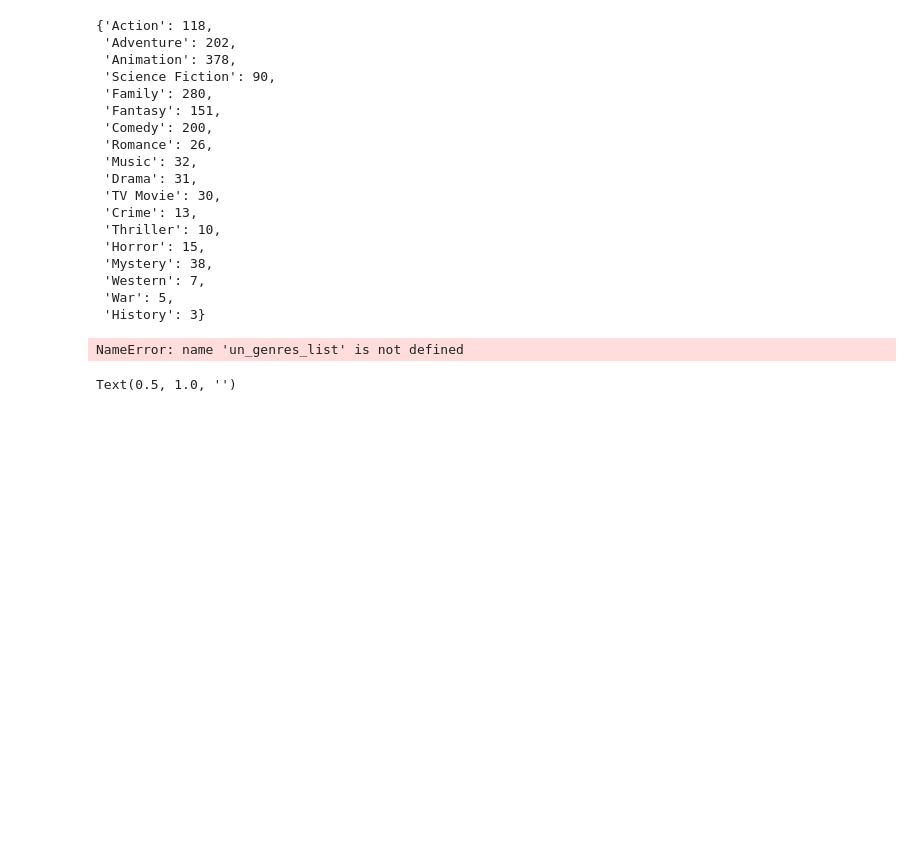
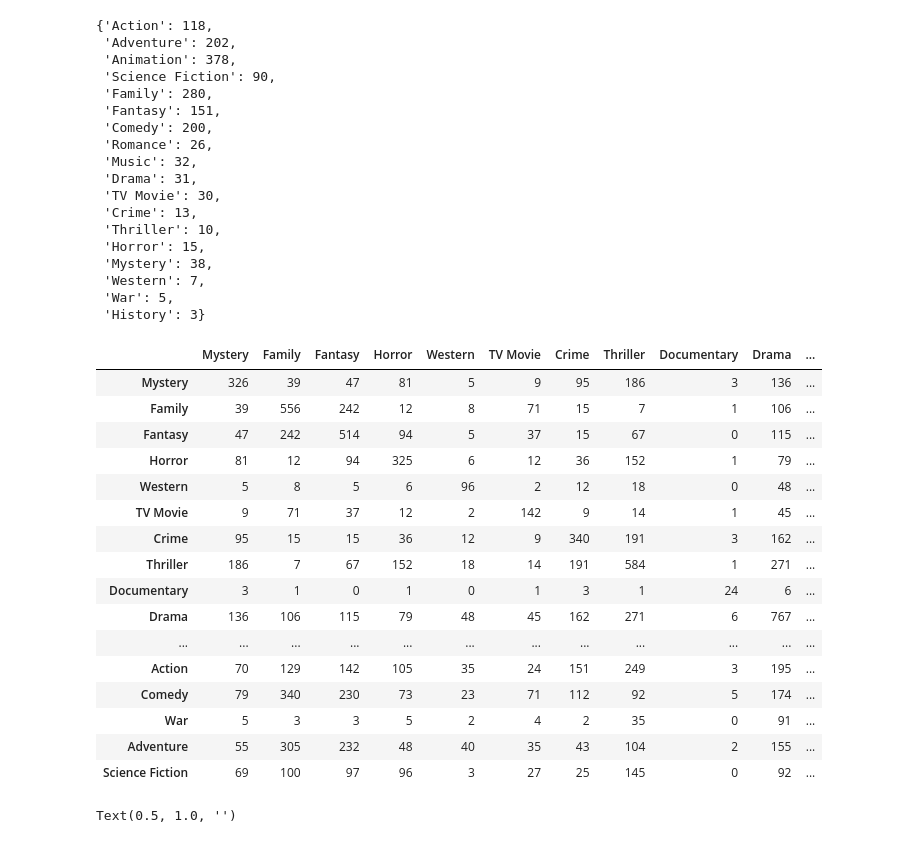
Before and after one commit to fadeeva/normal_projects, a Jupyter notebook: Popular_10000_movies_listed_on_TMDb/prsnt.ipynb, the cells around one changed output. Saved outputs shown, nothing was run; the diff lists cells and outputs as text; code cells hidden in the pictures; blank space fills up the shorter version.

```diff
--- a/Popular_10000_movies_listed_on_TMDb/prsnt.ipynb
+++ b/Popular_10000_movies_listed_on_TMDb/prsnt.ipynb
@@ -448,18 +448,34 @@ genres_counter['Animation']
 # %%
 genres_df = pd.DataFrame(columns=GENRES, index=GENRES)
 
-for genre in un_genres_list:
+for genre in GENRES:
     g = {}
     for u_genre in GENRES:
         if u_genre in genres_counter[genre].keys():
             g[u_genre] =  genres_counter[genre][u_genre]
         else:
             g[u_genre] = 0
     genres_df.loc[genre] = g
 
 genres_df
 # %% [output]
-NameError: name 'un_genres_list' is not defined
+|  | Mystery | Family | Fantasy | Horror | Western | TV Movie | Crime | Thriller | Documentary | Drama | ... |
+| Mystery | 326 | 39 | 47 | 81 | 5 | 9 | 95 | 186 | 3 | 136 | ... |
+| Family | 39 | 556 | 242 | 12 | 8 | 71 | 15 | 7 | 1 | 106 | ... |
+| Fantasy | 47 | 242 | 514 | 94 | 5 | 37 | 15 | 67 | 0 | 115 | ... |
+| Horror | 81 | 12 | 94 | 325 | 6 | 12 | 36 | 152 | 1 | 79 | ... |
+| Western | 5 | 8 | 5 | 6 | 96 | 2 | 12 | 18 | 0 | 48 | ... |
+| TV Movie | 9 | 71 | 37 | 12 | 2 | 142 | 9 | 14 | 1 | 45 | ... |
+| Crime | 95 | 15 | 15 | 36 | 12 | 9 | 340 | 191 | 3 | 162 | ... |
+| Thriller | 186 | 7 | 67 | 152 | 18 | 14 | 191 | 584 | 1 | 271 | ... |
+| Documentary | 3 | 1 | 0 | 1 | 0 | 1 | 3 | 1 | 24 | 6 | ... |
+| Drama | 136 | 106 | 115 | 79 | 48 | 45 | 162 | 271 | 6 | 767 | ... |
+| ... | ... | ... | ... | ... | ... | ... | ... | ... | ... | ... | ... |
+| Action | 70 | 129 | 142 | 105 | 35 | 24 | 151 | 249 | 3 | 195 | ... |
+| Comedy | 79 | 340 | 230 | 73 | 23 | 71 | 112 | 92 | 5 | 174 | ... |
+| War | 5 | 3 | 3 | 5 | 2 | 4 | 2 | 35 | 0 | 91 | ... |
+| Adventure | 55 | 305 | 232 | 48 | 40 | 35 | 43 | 104 | 2 | 155 | ... |
+| Science Fiction | 69 | 100 | 97 | 96 | 3 | 27 | 25 | 145 | 0 | 92 | ... |
 # %%
 y = np.full(genres_df['Fantasy'].shape[0], 1)
 fig, axs = plt.subplots(1, 1, figsize=(21, 17))
```
Also changed, not shown: parts of 16 cells of this notebook.
